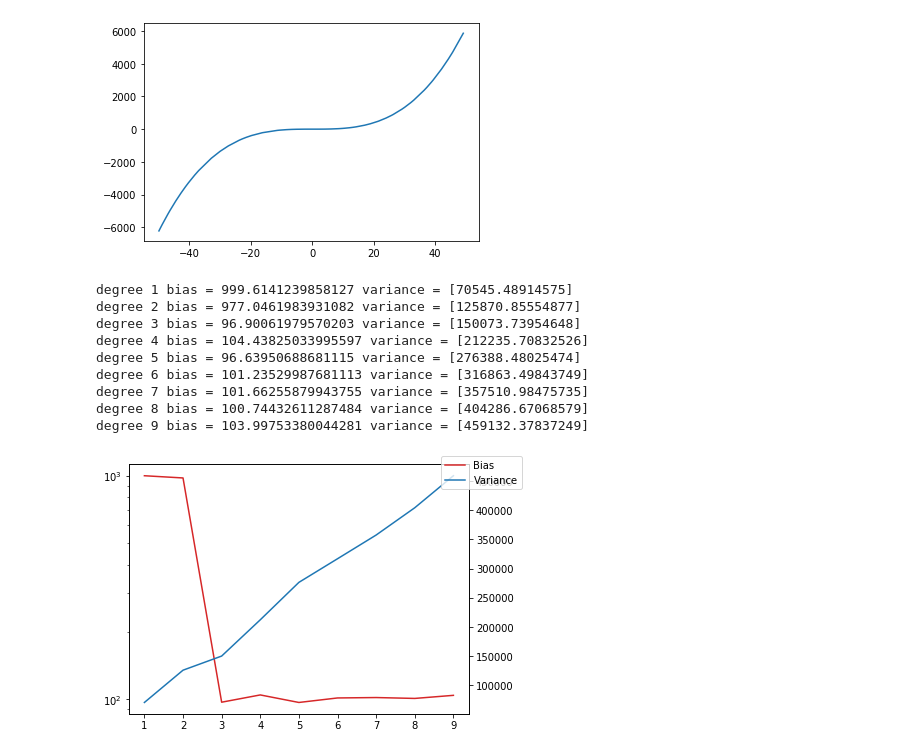
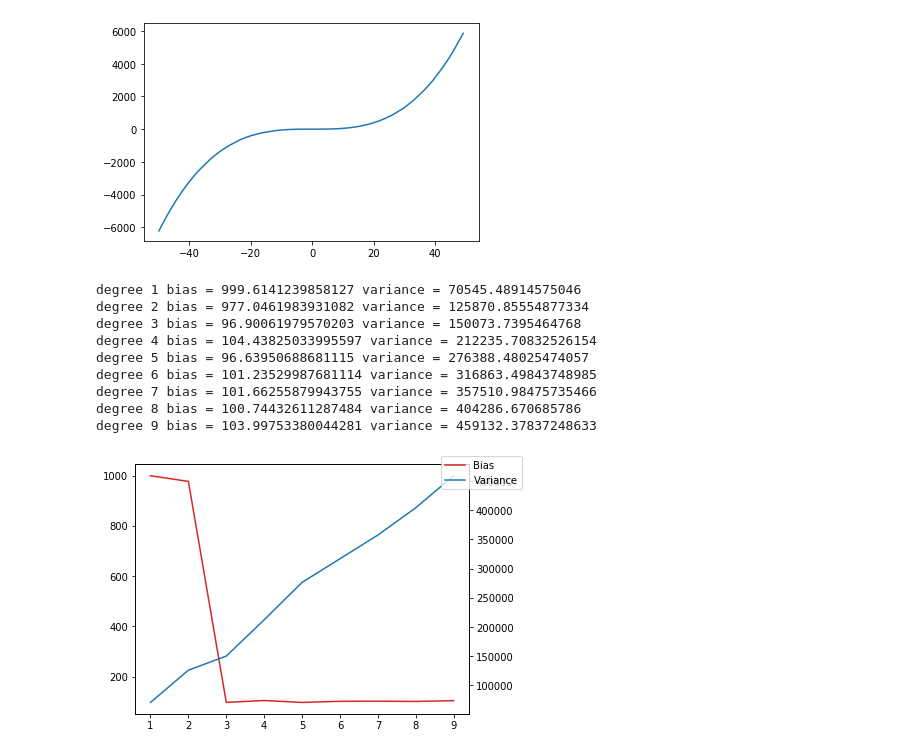
Before and after one commit to multipauls/MDLAssgn1, a Jupyter notebook: Q2_data/MDL-2.ipynb, the cells around one changed output. Cells and saved outputs as stored; diff of their text form; code cells hidden in the pictures.

```diff
--- a/Q2_data/MDL-2.ipynb
+++ b/Q2_data/MDL-2.ipynb
@@ -53,8 +53,6 @@ train[:, :, 1] = y_train
 test_set = np.ndarray(shape=(x_test.shape[0], 2))
 test_set[:, 0] = x_test.reshape(80,)
 test_set[:, 1] = y_test
-
-test_set.sort(axis=0)
 # %%
 test_xs = test_set[:, :1]
 test_ys = test_set[:, 1]
@@ -80,19 +78,14 @@ for degree in range(1, MAX_POLY + 1):
 
     expected_val = np.sum(predicted, axis=1) / PARTITION_COUNT
 
-#     plt.subplot()
-#     plt.plot(test_xs, expected_val)
-#     plt.plot(test_xs, test_ys)
-#     plt.show()
-#     print("expected", expected_val[:10], "test", test_ys[:10])
-#     print((expected_val - test_ys) ** 2)
 
-    degree_vs_bias[degree - 1, 0] = (
-        np.sqrt(np.sum((expected_val - test_ys) ** 2) / test_ys.shape)
+
+    degree_vs_bias[degree - 1, 0] = np.sqrt(
+        np.mean((expected_val - test_ys) ** 2)
     )
 
-    variance = (
-        np.sum(
+    variance = np.mean(
+        np.mean(
             (
                 predicted
                 - np.repeat(expected_val.reshape(80, 1), PARTITION_COUNT, axis=1)
@@ -100,9 +93,7 @@ for degree in range(1, MAX_POLY + 1):
             ** 2,
             axis=1,
         )
-        / PARTITION_COUNT
     )
-    variance = np.sum(variance) / test_ys.shape
 
     print(
         "degree {} bias = {} variance = {}".format(
@@ -111,26 +102,26 @@ for degree in range(1, MAX_POLY + 1):
     )
     degree_vs_bias[degree - 1, 1] = variance
 # %% [output]
-degree 1 bias = 999.6141239858127 variance = [70545.48914575]
-degree 2 bias = 977.0461983931082 variance = [125870.85554877]
-degree 3 bias = 96.90061979570203 variance = [150073.73954648]
-degree 4 bias = 104.43825033995597 variance = [212235.70832526]
-degree 5 bias = 96.63950688681115 variance = [276388.48025474]
-degree 6 bias = 101.23529987681113 variance = [316863.49843749]
-degree 7 bias = 101.66255879943755 variance = [357510.98475735]
-degree 8 bias = 100.74432611287484 variance = [404286.67068579]
-degree 9 bias = 103.99753380044281 variance = [459132.37837249]
+degree 1 bias = 999.6141239858127 variance = 70545.48914575046
+degree 2 bias = 977.0461983931082 variance = 125870.85554877334
+degree 3 bias = 96.90061979570203 variance = 150073.7395464768
+degree 4 bias = 104.43825033995597 variance = 212235.70832526154
+degree 5 bias = 96.63950688681115 variance = 276388.48025474057
+degree 6 bias = 101.23529987681114 variance = 316863.49843748985
+degree 7 bias = 101.66255879943755 variance = 357510.98475735466
+degree 8 bias = 100.74432611287484 variance = 404286.670685786
+degree 9 bias = 103.99753380044281 variance = 459132.37837248633
 # %%
 fig, ax1 = plt.subplots()
 
 color = 'tab:red'
 ax1.plot(list(range(1, MAX_POLY + 1)), degree_vs_bias[:,0], color=color, label='Bias')
-plt.yscale('log')
+# plt.yscale('log')
 color = 'tab:blue'
 ax2 = ax1.twinx()
 ax2.plot(list(range(1, MAX_POLY + 1)), degree_vs_bias[:,1], color=color, label='Variance')
 fig.tight_layout()
 fig.legend()
 plt.show()
 # %% [output]
-[figure, old version]
+[figure, new version]
```
Also changed, not shown: parts of 1 cell of this notebook, 1 other file.
